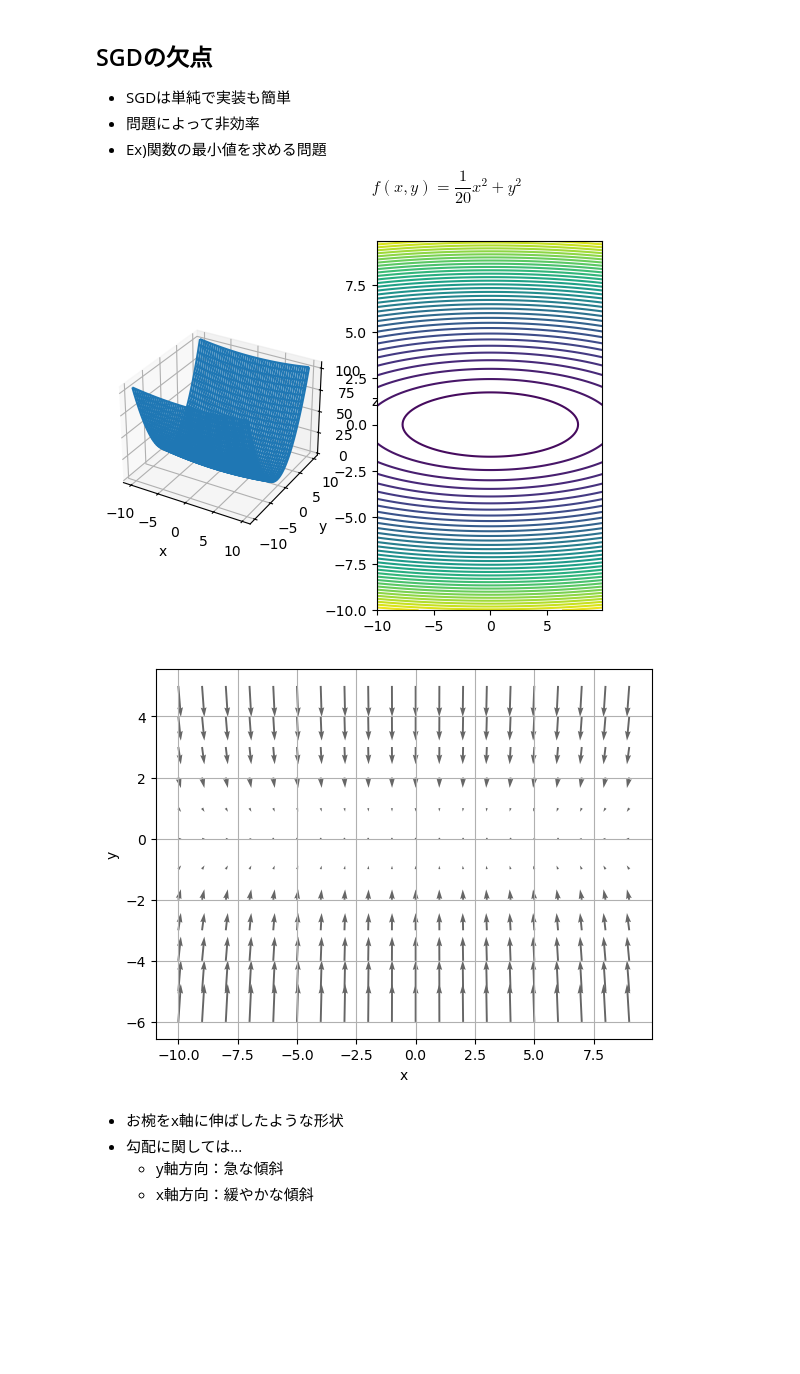
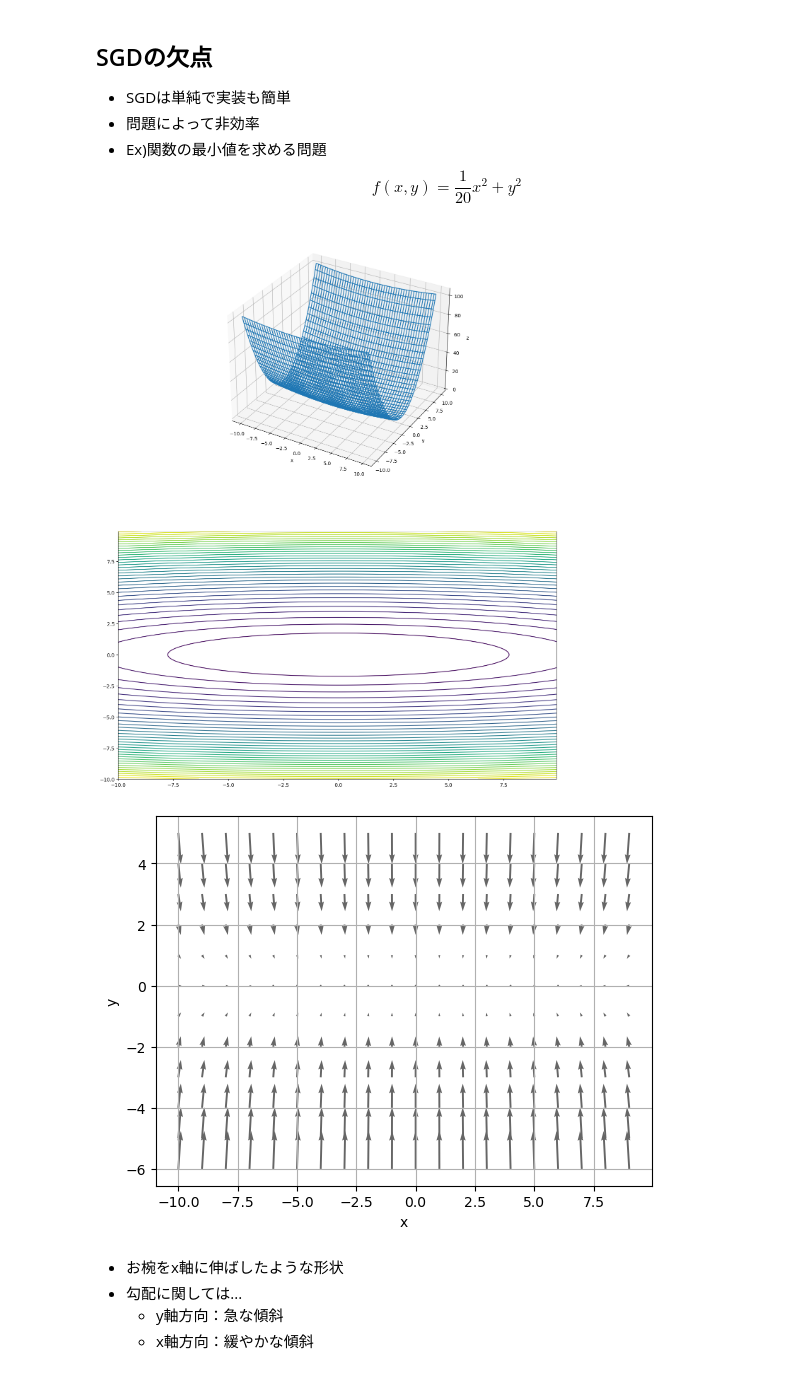
Before and after one commit to SSatoya/ZeroTukuDeepLearnig, a Jupyter notebook: ch06_Technic.ipynb, the cells around one changed output. Saved outputs shown, nothing was run; the diff lists cells and outputs as text; code cells hidden in the pictures; blank space fills up the shorter version.

```diff
--- a/ch06_Technic.ipynb
+++ b/ch06_Technic.ipynb
@@ -795,40 +795,40 @@ def f(x):
 x = np.arange(-10, 10, 0.1)
 y = np.arange(-10, 10, 0.1)
 
-fig = plt.figure()  # 図を作成
-ax_3d = fig.add_subplot(1, 2, 1, projection='3d')  # 3Dプロットを作成
-ax_toukou = fig.add_subplot(1, 2, 2)  # 等高線プロットを作成
+fig = plt.figure(figsize=(16, 20))  # 図を作成
+ax_3d = fig.add_subplot(2, 1, 1, projection='3d')  # 3Dプロットを作成
+ax_toukou = fig.add_subplot(2, 1, 2)  # 等高線プロットを作成
 
 # 3dグラフの描画
 X1, X2 = np.meshgrid(x, y)  # x1とx2のメッシュグリッドを作成
 z = ((1 / 20) * np.power(X1, 2)) + np.power(X2, 2)  # zの値を計算
 ax_3d.plot_wireframe(X1, X2, z)  # サーフェスプロットを描画
 ax_3d.set_xlabel('x')  # x軸のラベルを設定
 ax_3d.set_ylabel('y')  # y軸のラベルを設定
 ax_3d.set_zlabel('z')  # z軸のラベルを設定
 
 # 等高線の表示
 cont = ax_toukou.contour(X1, X2, z, levels=40)  # 等高線を描画
 plt.show()
 
 x = np.arange(-10, 10, 1)
 y = np.arange(-6, 6, 1)
 X, Y = np.meshgrid(x, y)  # xとyのメッシュグリッドを作成
 
 X = X.flatten()  # Xを1次元配列に変換
 Y = Y.flatten()  # Yを1次元配列に変換
 
 grad = numerical_gradient(f, np.array([X, Y]).T).T  # 勾配を計算
 
 plt.figure()
 plt.quiver(X, Y, -grad[0], -grad[1],  angles="xy",color="#666666")
 plt.xlabel('x')
 plt.ylabel('y')
 plt.grid()
 plt.draw()
 plt.show()
 # %% [output]
-[figure, old version]
+[figure, new version]
 [figure]
 # %% [markdown]
 - お椀をx軸に伸ばしたような形状
```
